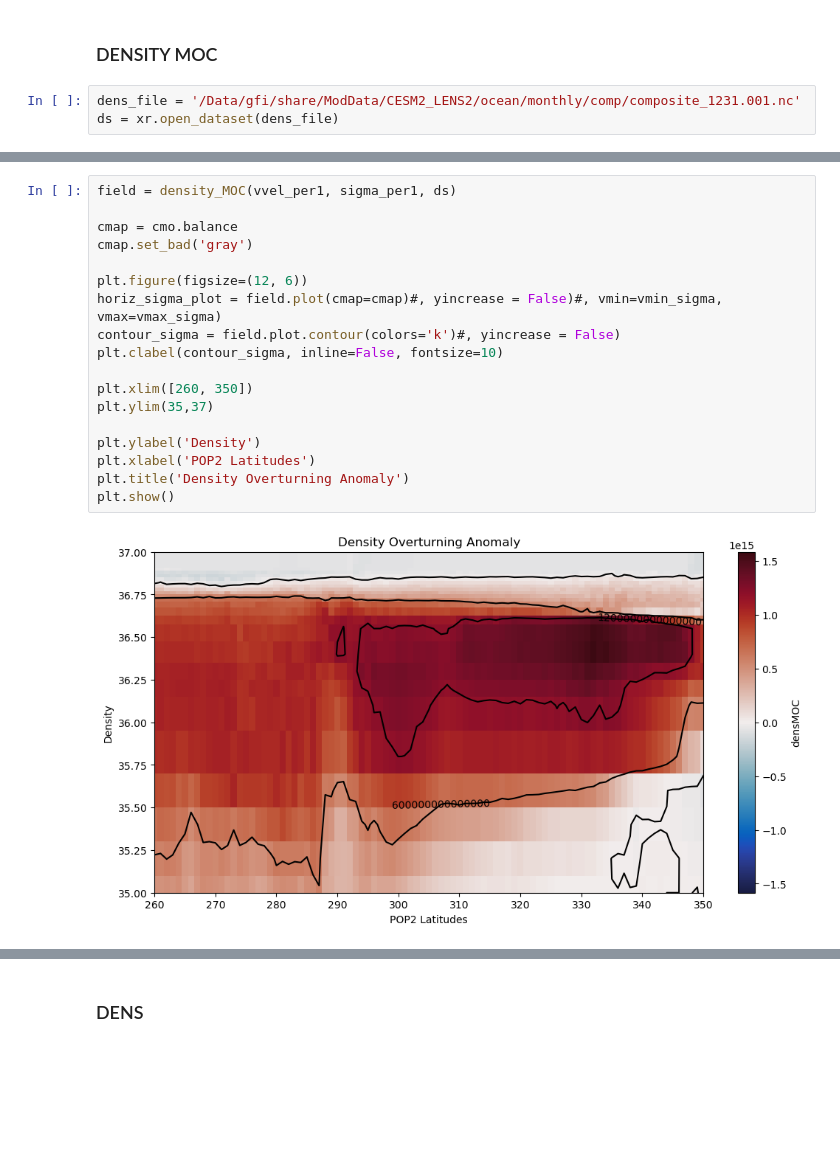
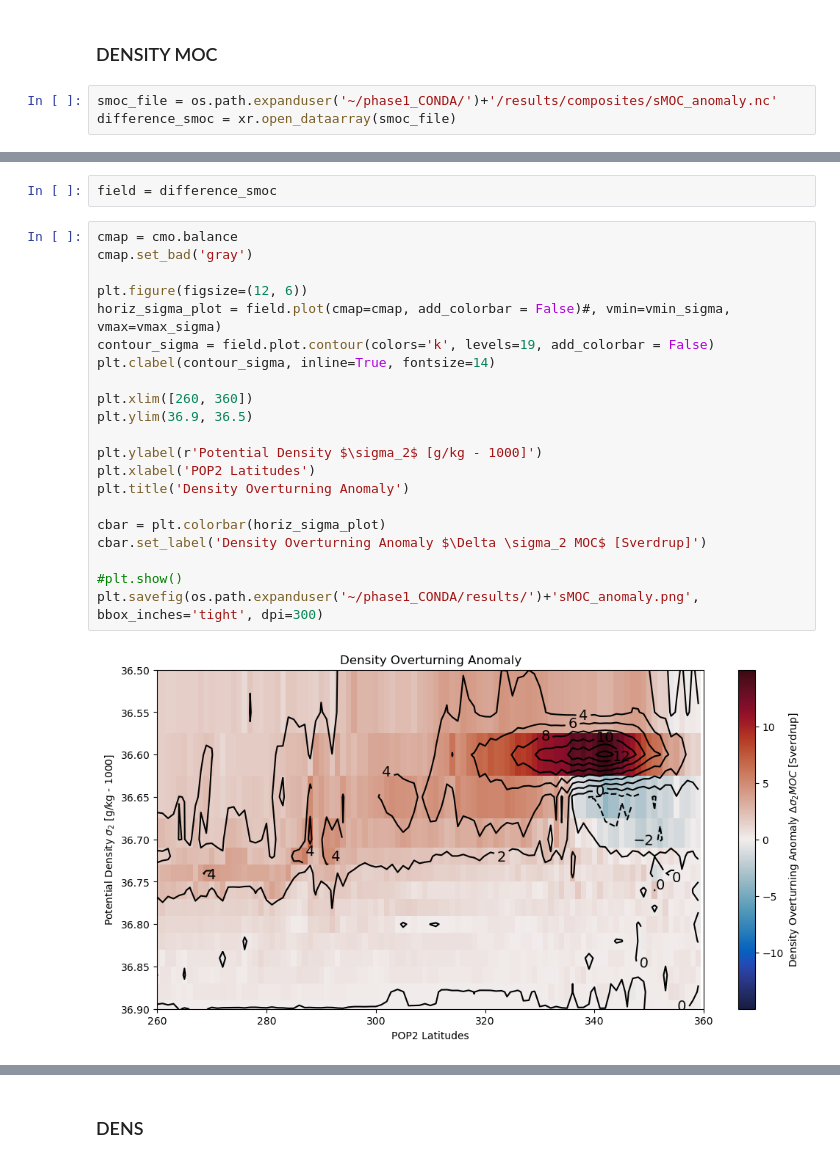
Before and after one commit to inagler/current, a Jupyter notebook: Additional_figures_composite.ipynb, the cells around one changed output, grey strips where cells are left out. Cells and saved outputs as stored; diff of their text form; blank space fills up the shorter version.

```diff
--- a/Additional_figures_composite.ipynb
+++ b/Additional_figures_composite.ipynb
@@ -182,5 +291,5 @@ plt.show()
 # %% [markdown]
 ### DENSITY MOC
 # %%
-dens_file = '/Data/gfi/share/ModData/CESM2_LENS2/ocean/monthly/comp/composite_1231.001.nc'
-ds = xr.open_dataset(dens_file)
+smoc_file = os.path.expanduser('~/phase1_CONDA/')+'/results/composites/sMOC_anomaly.nc'
+difference_smoc = xr.open_dataarray(smoc_file)
@@ -234,20 +296,25 @@ def density_MOC(ds_vvel, ds_sigma, ds):
+# %%
+field = difference_smoc
 # %%
-field = density_MOC(vvel_per1, sigma_per1, ds)
-
 cmap = cmo.balance
 cmap.set_bad('gray')
 
 plt.figure(figsize=(12, 6))
-horiz_sigma_plot = field.plot(cmap=cmap)#, yincrease = False)#, vmin=vmin_sigma, vmax=vmax_sigma)
-contour_sigma = field.plot.contour(colors='k')#, yincrease = False)
-plt.clabel(contour_sigma, inline=False, fontsize=10)
+horiz_sigma_plot = field.plot(cmap=cmap, add_colorbar = False)#, vmin=vmin_sigma, vmax=vmax_sigma)
+contour_sigma = field.plot.contour(colors='k', levels=19, add_colorbar = False)
+plt.clabel(contour_sigma, inline=True, fontsize=14)
 
-plt.xlim([260, 350])
-plt.ylim(35,37)
+plt.xlim([260, 360])
+plt.ylim(36.9, 36.5)
 
-plt.ylabel('Density')
+plt.ylabel(r'Potential Density $\sigma_2$ [g/kg - 1000]')
 plt.xlabel('POP2 Latitudes')
 plt.title('Density Overturning Anomaly')
-plt.show()
+
+cbar = plt.colorbar(horiz_sigma_plot)
+cbar.set_label('Density Overturning Anomaly $\Delta \sigma_2 MOC$ [Sverdrup]')
+
+#plt.show()
+plt.savefig(os.path.expanduser('~/phase1_CONDA/results/')+'sMOC_anomaly.png', bbox_inches='tight', dpi=300)
 # %% [output]
-[figure, old version]
+[figure, new version]
```
Also changed, not shown: parts of 16 cells of this notebook, 7 other files.
